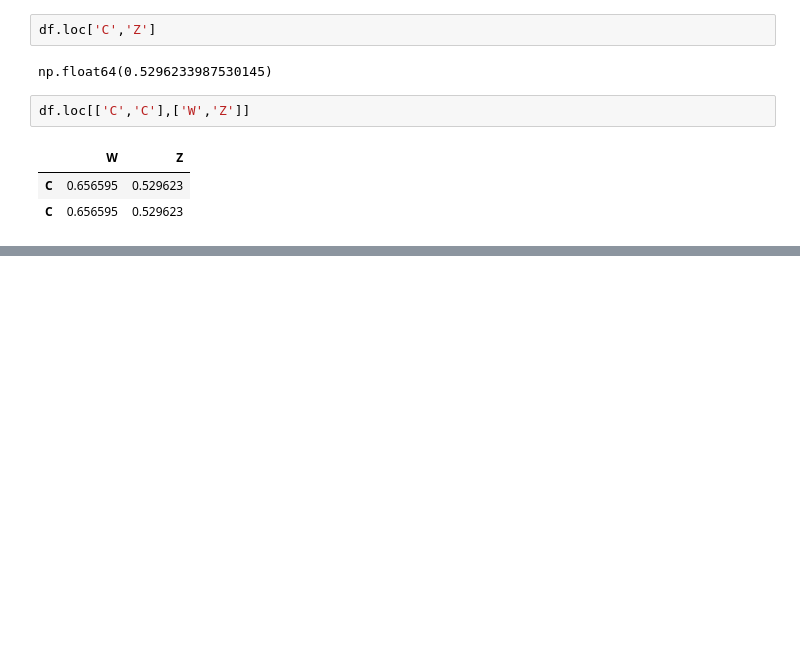
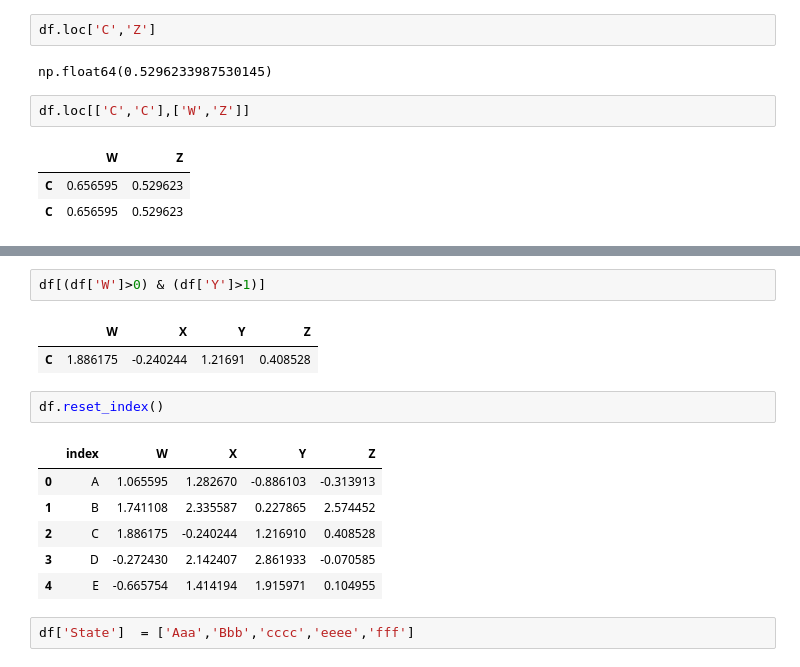
Before and after one commit to Sikander-shah007/Pandas, a Jupyter notebook: panda.ipynb, the cells around one changed output, grey strips where cells are left out. Drawn from its saved outputs; the diff is of its cells as text; blank space fills up the shorter version.

```diff
--- a/panda.ipynb
+++ b/panda.ipynb
@@ -193,0 +290,16 @@ df.loc[['C','C'],['W','Z']]
+# %%
+df[(df['W']>0) & (df['Y']>1)]
+# %% [output]
+|  | W | X | Y | Z |
+| C | 1.886175 | -0.240244 | 1.21691 | 0.408528 |
+# %%
+df.reset_index()
+# %% [output]
+|  | index | W | X | Y | Z |
+| 0 | A | 1.065595 | 1.282670 | -0.886103 | -0.313913 |
+| 1 | B | 1.741108 | 2.335587 | 0.227865 | 2.574452 |
+| 2 | C | 1.886175 | -0.240244 | 1.216910 | 0.408528 |
+| 3 | D | -0.272430 | 2.142407 | 2.861933 | -0.070585 |
+| 4 | E | -0.665754 | 1.414194 | 1.915971 | 0.104955 |
+# %%
+df['State']  = ['Aaa','Bbb','cccc','eeee','fff']
```
Also changed, not shown: parts of 19 cells of this notebook.
